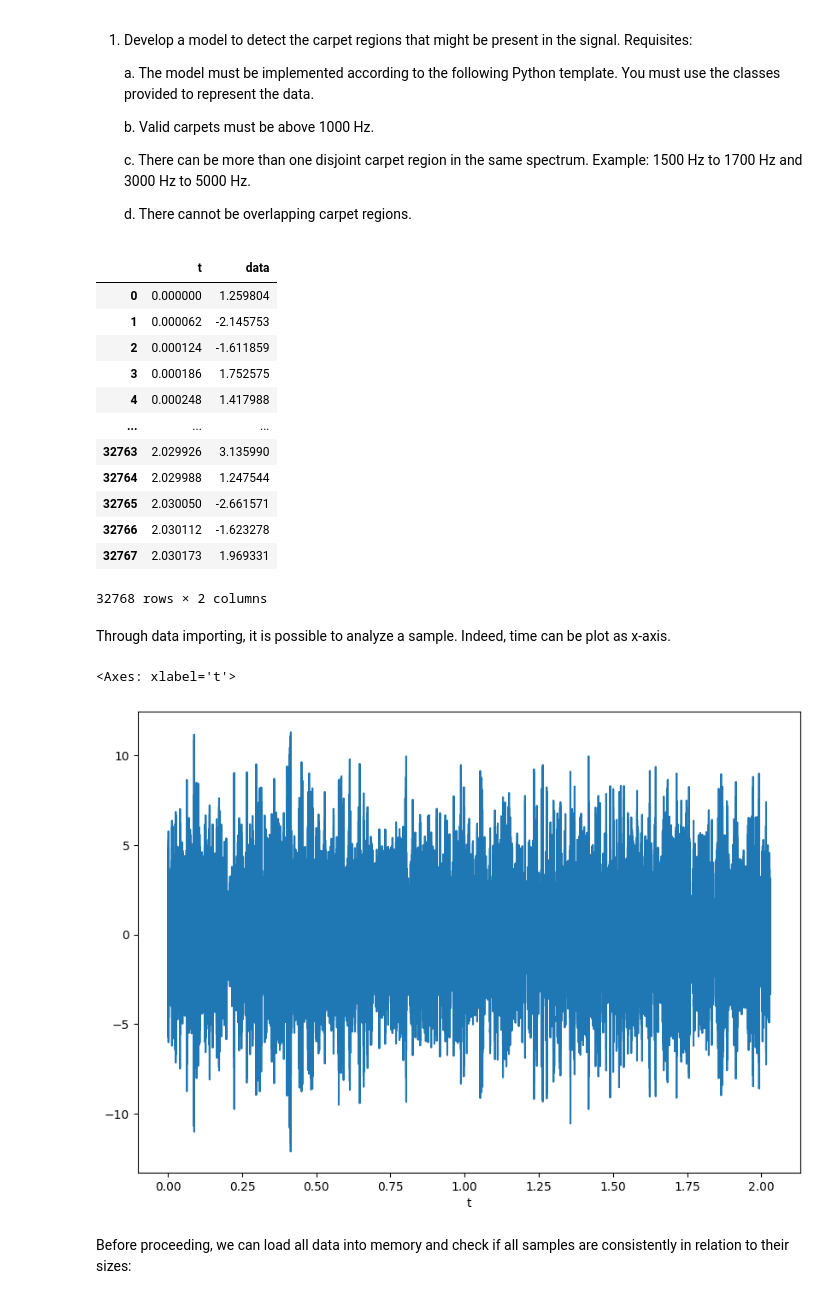
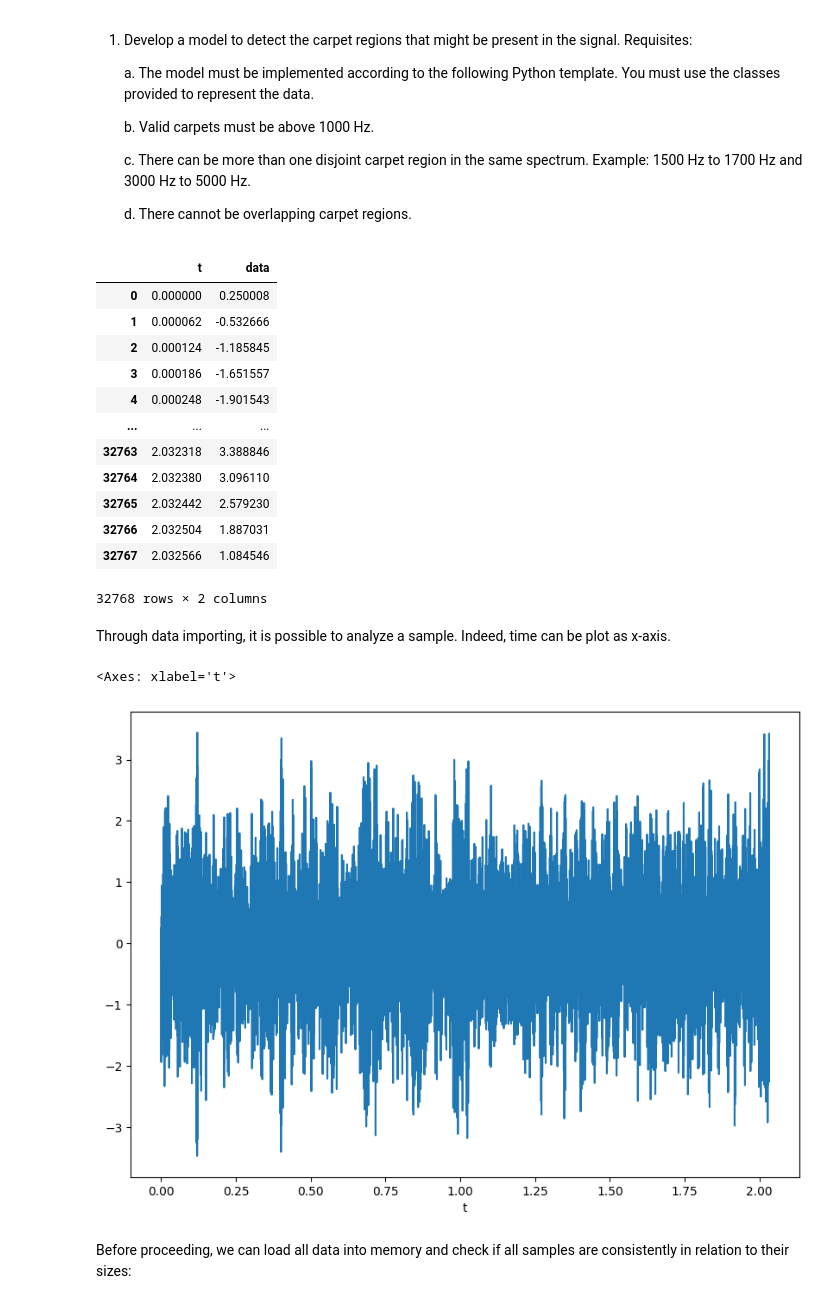
Before and after one commit to pyKuga/TRACTIAN, a Jupyter notebook: part2.ipynb, the cells around one changed output. Drawn from its saved outputs; the diff is of its cells as text; code cells hidden in the pictures.

```diff
--- a/part2.ipynb
+++ b/part2.ipynb
@@ -37,23 +37,25 @@ class Wave(BaseModel):
 # %%
 path = "./part_2/"
 files = os.listdir(path)
 
-data = pd.read_csv(path+files[10])
+n=13
+
+data = pd.read_csv(path+files[n])
 
 data
 # %% [output]
 |  | t | data |
-| 0 | 0.000000 | 1.259804 |
-| 1 | 0.000062 | -2.145753 |
-| 2 | 0.000124 | -1.611859 |
-| 3 | 0.000186 | 1.752575 |
-| 4 | 0.000248 | 1.417988 |
+| 0 | 0.000000 | 0.250008 |
+| 1 | 0.000062 | -0.532666 |
+| 2 | 0.000124 | -1.185845 |
+| 3 | 0.000186 | -1.651557 |
+| 4 | 0.000248 | -1.901543 |
 | ... | ... | ... |
-| 32763 | 2.029926 | 3.135990 |
-| 32764 | 2.029988 | 1.247544 |
-| 32765 | 2.030050 | -2.661571 |
-| 32766 | 2.030112 | -1.623278 |
-| 32767 | 2.030173 | 1.969331 |
+| 32763 | 2.032318 | 3.388846 |
+| 32764 | 2.032380 | 3.096110 |
+| 32765 | 2.032442 | 2.579230 |
+| 32766 | 2.032504 | 1.887031 |
+| 32767 | 2.032566 | 1.084546 |
 32768 rows × 2 columns
 # %% [markdown]
 Through data importing, it is possible to analyze a sample. Indeed, time can be plot as x-axis.
@@ -61,7 +63,7 @@ Through data importing, it is possible to analyze a sample. Indeed, time can be
 data.set_index("t")["data"].plot(figsize=(10,7))
 # %% [output]
 <Axes: xlabel='t'>
-[figure, old version]
+[figure, new version]
 # %% [markdown]
 Before proceeding, we can load all data into memory and check if all samples are consistently in relation to their sizes:
 # %%
```
Also changed, not shown: parts of 12 cells of this notebook, 15 other files.
